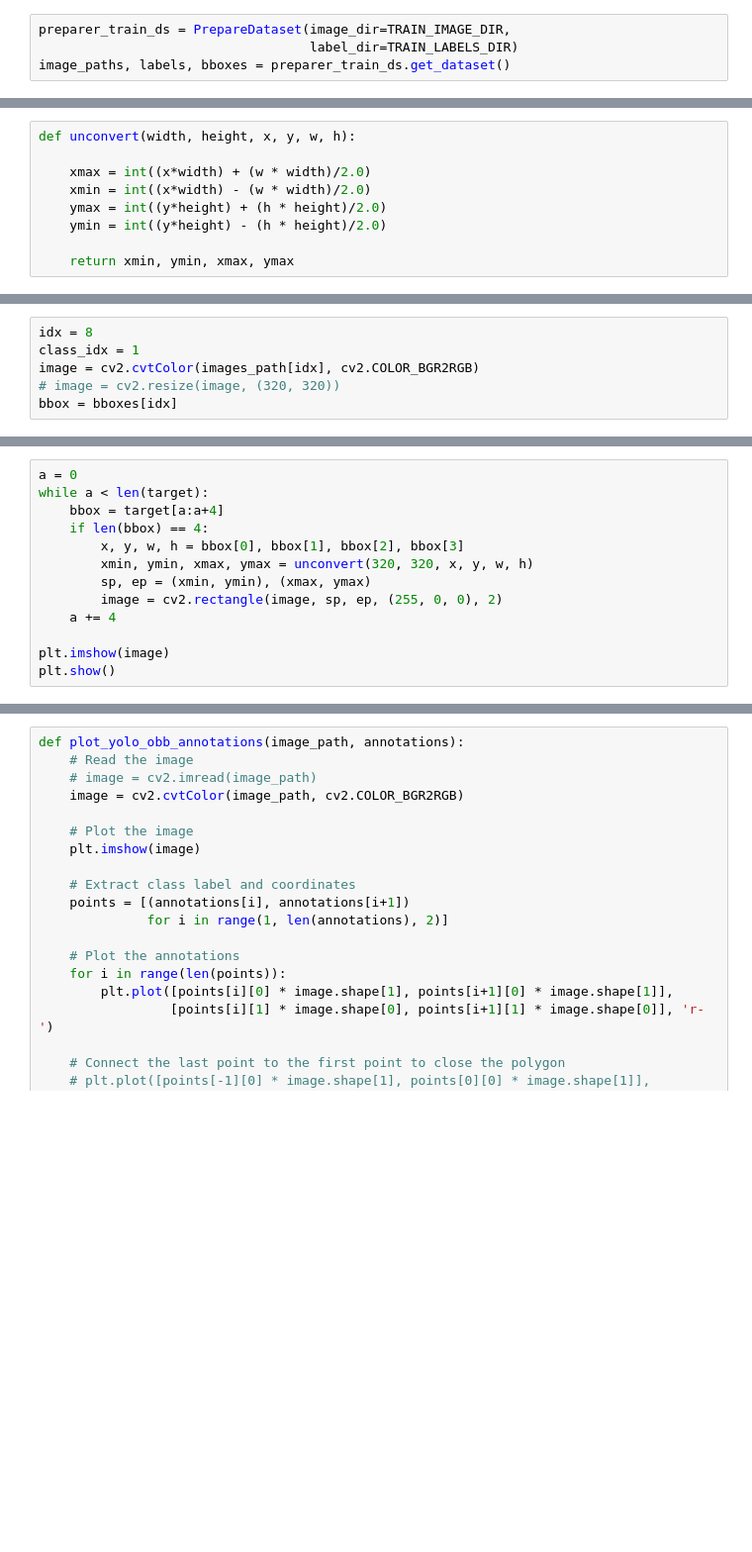
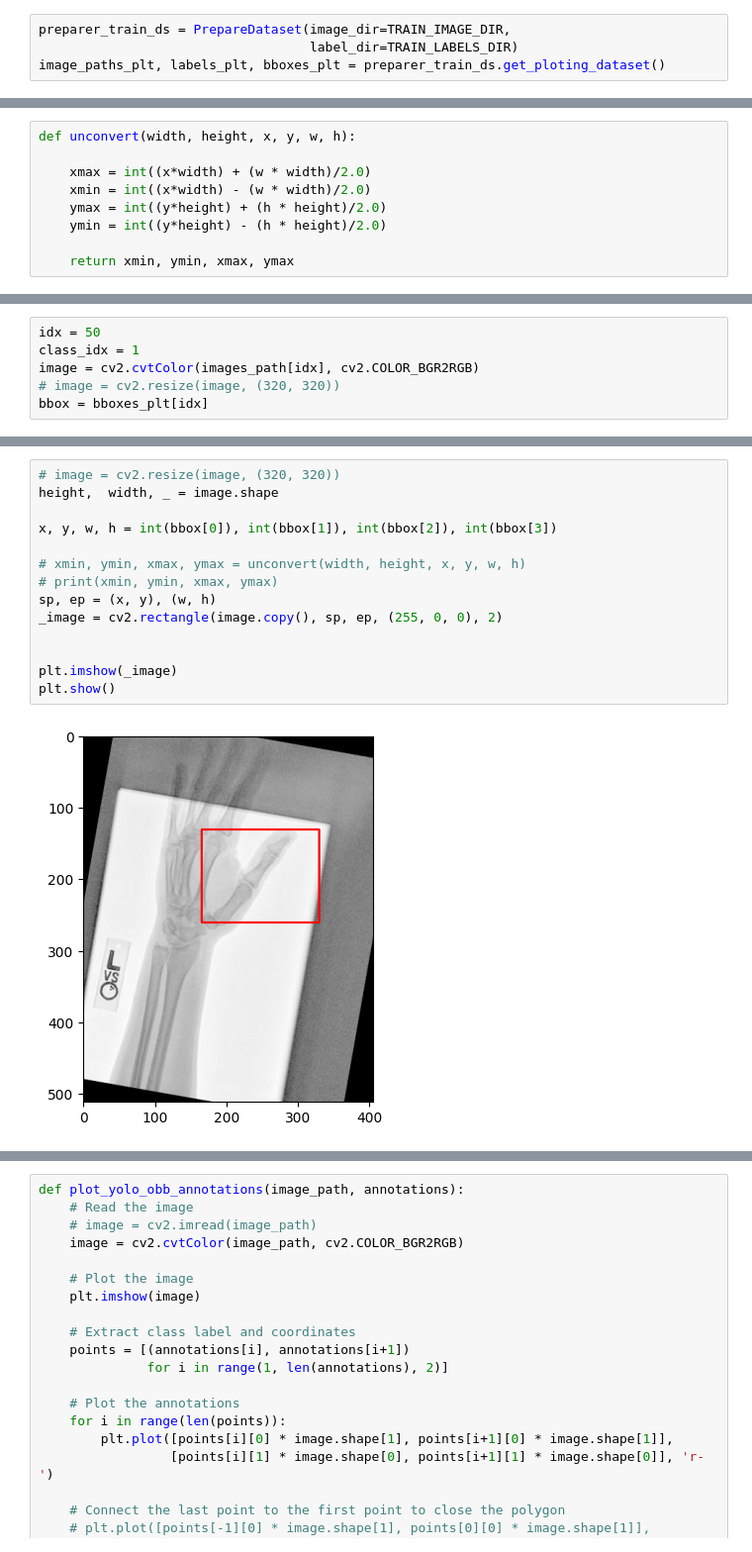
Before and after one commit to vivekpatel99/bone-fracture-detection-pytorch, a Jupyter notebook: 01_preprocessing.ipynb, the cells around one changed output, grey strips where cells are left out. Shown at 99% size. Drawn from its saved outputs; the diff is of its cells as text; blank space fills up the shorter version.

```diff
--- a/01_preprocessing.ipynb
+++ b/01_preprocessing.ipynb
@@ -214,6 +208,6 @@ class PrepareDataset:
 # %%
 preparer_train_ds = PrepareDataset(image_dir=TRAIN_IMAGE_DIR,
                                    label_dir=TRAIN_LABELS_DIR)
-image_paths, labels, bboxes = preparer_train_ds.get_dataset()
+image_paths_plt, labels_plt, bboxes_plt = preparer_train_ds.get_ploting_dataset()
 # %% [output]
 [INOF] Number of images:3631 and labels:3631
@@ -286,6 +280,6 @@ image = cv2.cvtColor(images_path[0], cv2.COLOR_BGR2RGB)
 # %%
-idx = 8
+idx = 50
 class_idx = 1
 image = cv2.cvtColor(images_path[idx], cv2.COLOR_BGR2RGB)
 # image = cv2.resize(image, (320, 320))
-bbox = bboxes[idx]
+bbox = bboxes_plt[idx]
@@ -299,13 +292,16 @@ bbox[0], bbox[1], bbox[2], bbox[3]
 # %%
-a = 0
-while a < len(target):
-    bbox = target[a:a+4]
-    if len(bbox) == 4:
-        x, y, w, h = bbox[0], bbox[1], bbox[2], bbox[3]
-        xmin, ymin, xmax, ymax = unconvert(320, 320, x, y, w, h)
-        sp, ep = (xmin, ymin), (xmax, ymax)
-        image = cv2.rectangle(image, sp, ep, (255, 0, 0), 2)
-    a += 4
+# image = cv2.resize(image, (320, 320))
+height,  width, _ = image.shape
 
-plt.imshow(image)
+x, y, w, h = int(bbox[0]), int(bbox[1]), int(bbox[2]), int(bbox[3])
+
+# xmin, ymin, xmax, ymax = unconvert(width, height, x, y, w, h)
+# print(xmin, ymin, xmax, ymax)
+sp, ep = (x, y), (w, h)
+_image = cv2.rectangle(image.copy(), sp, ep, (255, 0, 0), 2)
+
+
+plt.imshow(_image)
 plt.show()
+# %% [output]
+[figure, added]
```
Also changed, not shown: parts of 16 cells of this notebook, 2 other files.
